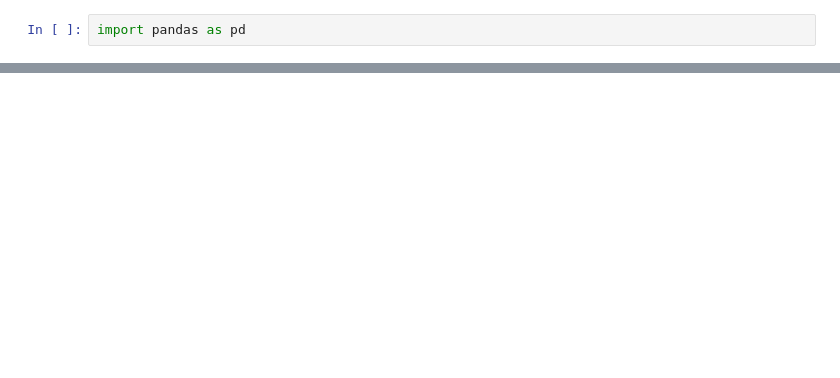
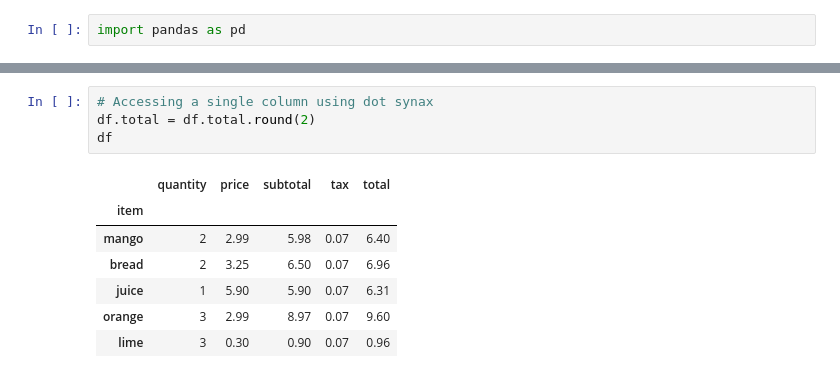
Before and after one commit to ryanorsinger/intro-to-pandas-course, a Jupyter notebook: 02_PandasDataFrames_01.ipynb, the cells around one changed output, grey strips where cells are left out. Saved outputs shown, nothing was run; the diff lists cells and outputs as text; blank space fills up the shorter version.

```diff
--- a/02_PandasDataFrames_01.ipynb
+++ b/02_PandasDataFrames_01.ipynb
@@ -23,0 +202,12 @@ df[""]
+# %%
+# Accessing a single column using dot synax
+df.total = df.total.round(2)
+df
+# %% [output]
+|  | quantity | price | subtotal | tax | total |
+| item |  |  |  |  |  |
+| mango | 2 | 2.99 | 5.98 | 0.07 | 6.40 |
+| bread | 2 | 3.25 | 6.50 | 0.07 | 6.96 |
+| juice | 1 | 5.90 | 5.90 | 0.07 | 6.31 |
+| orange | 3 | 2.99 | 8.97 | 0.07 | 9.60 |
+| lime | 3 | 0.30 | 0.90 | 0.07 | 0.96 |
```
Also changed, not shown: parts of 30 cells of this notebook.
